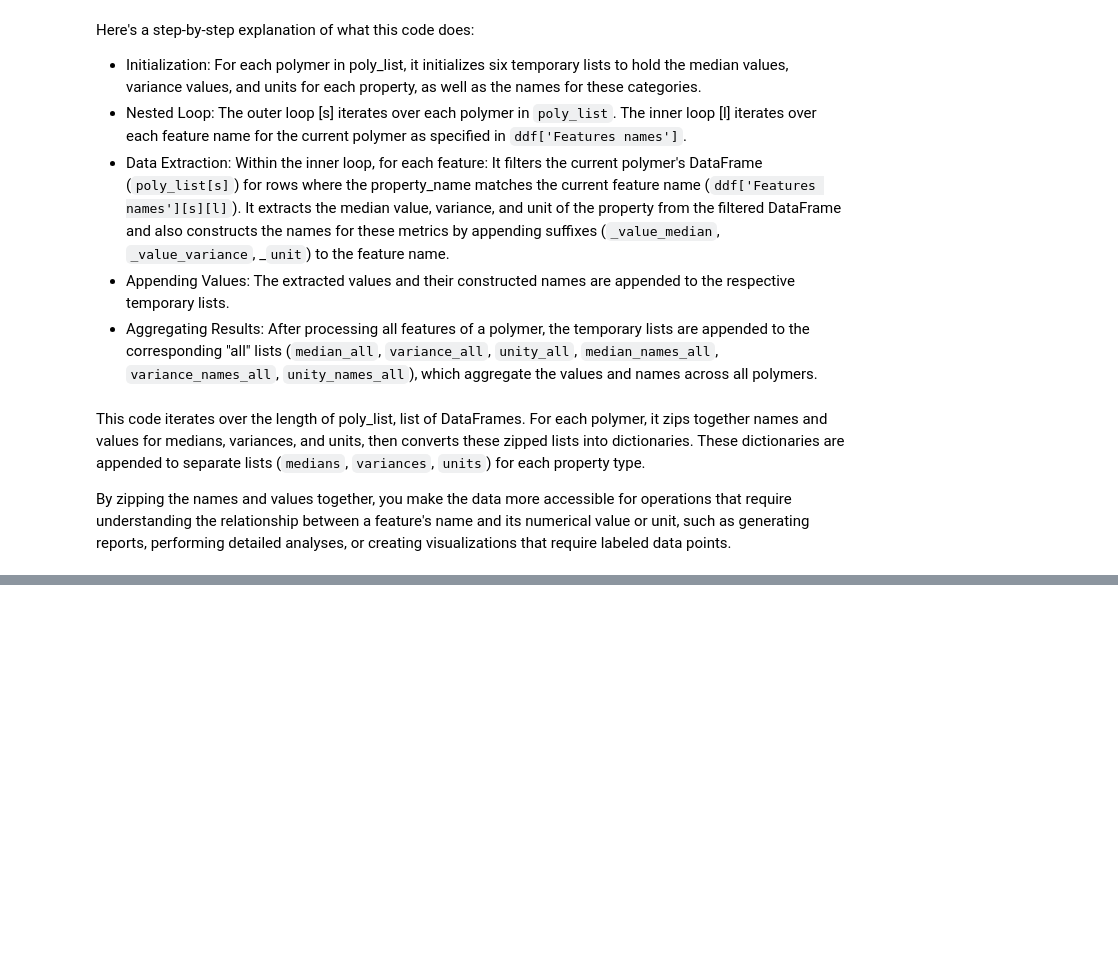
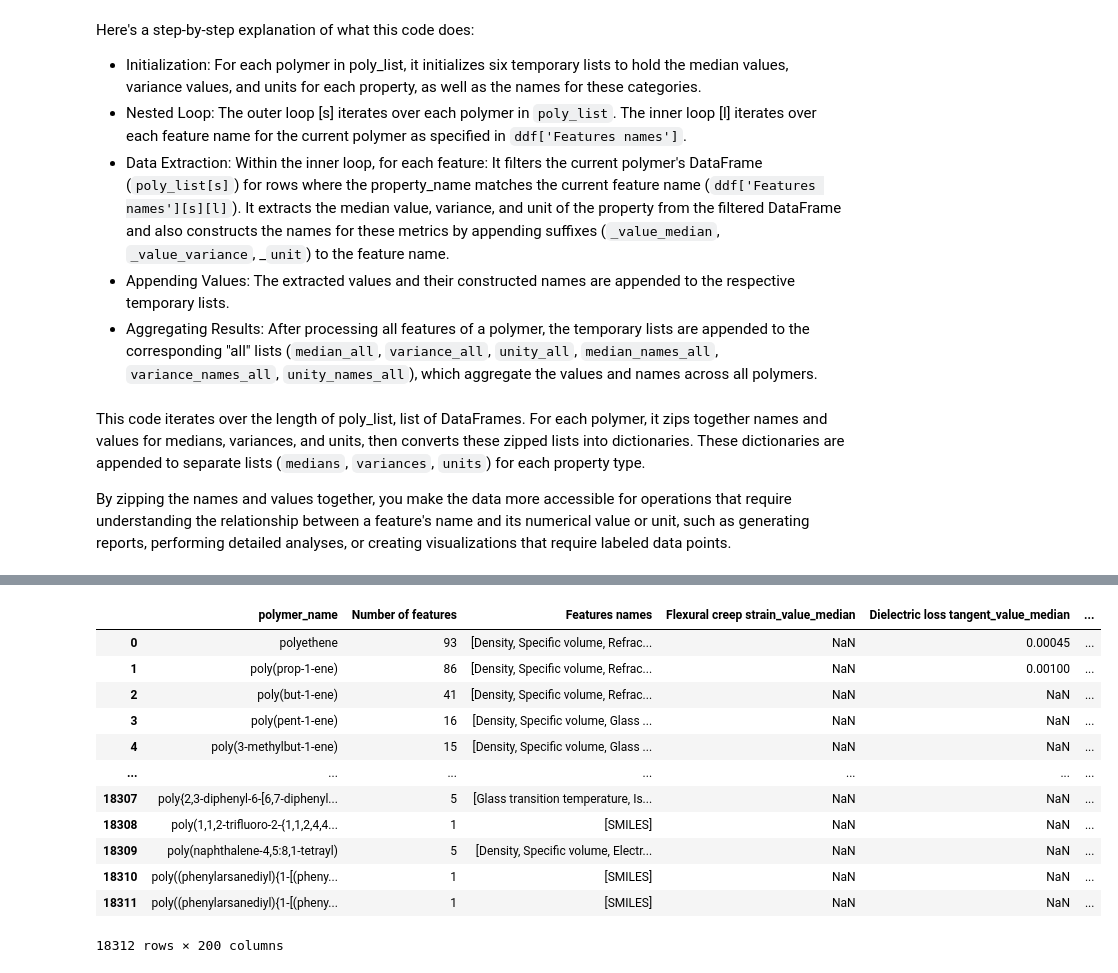
Before and after one commit to chriswilson2020/ML-For-PolymerChemistry, a Jupyter notebook: Polymer Properties.ipynb, the cells around one changed output, grey strips where cells are left out. Cells and saved outputs as stored; diff of their text form; code cells hidden in the pictures; blank space fills up the shorter version.

```diff
--- a/Polymer Properties.ipynb
+++ b/Polymer Properties.ipynb
@@ -313,0 +421,2 @@ Appending to lists: Finally, each dictionary is appended to its corresponding li
+# %%
+vdf = pd.DataFrame(mega_variances, columns=variances_unique)
@@ -313,0 +450,2 @@ Appending to lists: Finally, each dictionary is appended to its corresponding li
+# %%
+united = pd.concat([ddf, mdf, vdf], axis=1)
@@ -313,0 +481,20 @@ Appending to lists: Finally, each dictionary is appended to its corresponding li
+# %%
+united.drop(['SMILES_value_variance'], axis=1, inplace=True)
+# %%
+united.rename(columns={'SMILES_value_median': 'SMILES'}, inplace=True)
+# %%
+united
+# %% [output]
+|  | polymer_name | Number of features | Features names | Flexural creep strain_value_median | Dielectric loss tangent_value_median | ... |
+| 0 | polyethene | 93 | [Density, Specific volume, Refrac... | NaN | 0.00045 | ... |
+| 1 | poly(prop-1-ene) | 86 | [Density, Specific volume, Refrac... | NaN | 0.00100 | ... |
+| 2 | poly(but-1-ene) | 41 | [Density, Specific volume, Refrac... | NaN | NaN | ... |
+| 3 | poly(pent-1-ene) | 16 | [Density, Specific volume, Glass ... | NaN | NaN | ... |
+| 4 | poly(3-methylbut-1-ene) | 15 | [Density, Specific volume, Glass ... | NaN | NaN | ... |
+| ... | ... | ... | ... | ... | ... | ... |
+| 18307 | poly{2,3-diphenyl-6-[6,7-diphenyl... | 5 | [Glass transition temperature, Is... | NaN | NaN | ... |
+| 18308 | poly(1,1,2-trifluoro-2-{1,1,2,4,4... | 1 | [SMILES] | NaN | NaN | ... |
+| 18309 | poly(naphthalene-4,5:8,1-tetrayl) | 5 | [Density, Specific volume, Electr... | NaN | NaN | ... |
+| 18310 | poly((phenylarsanediyl){1-[(pheny... | 1 | [SMILES] | NaN | NaN | ... |
+| 18311 | poly((phenylarsanediyl){1-[(pheny... | 1 | [SMILES] | NaN | NaN | ... |
+18312 rows × 200 columns
```
Also changed, not shown: parts of 19 cells of this notebook.
